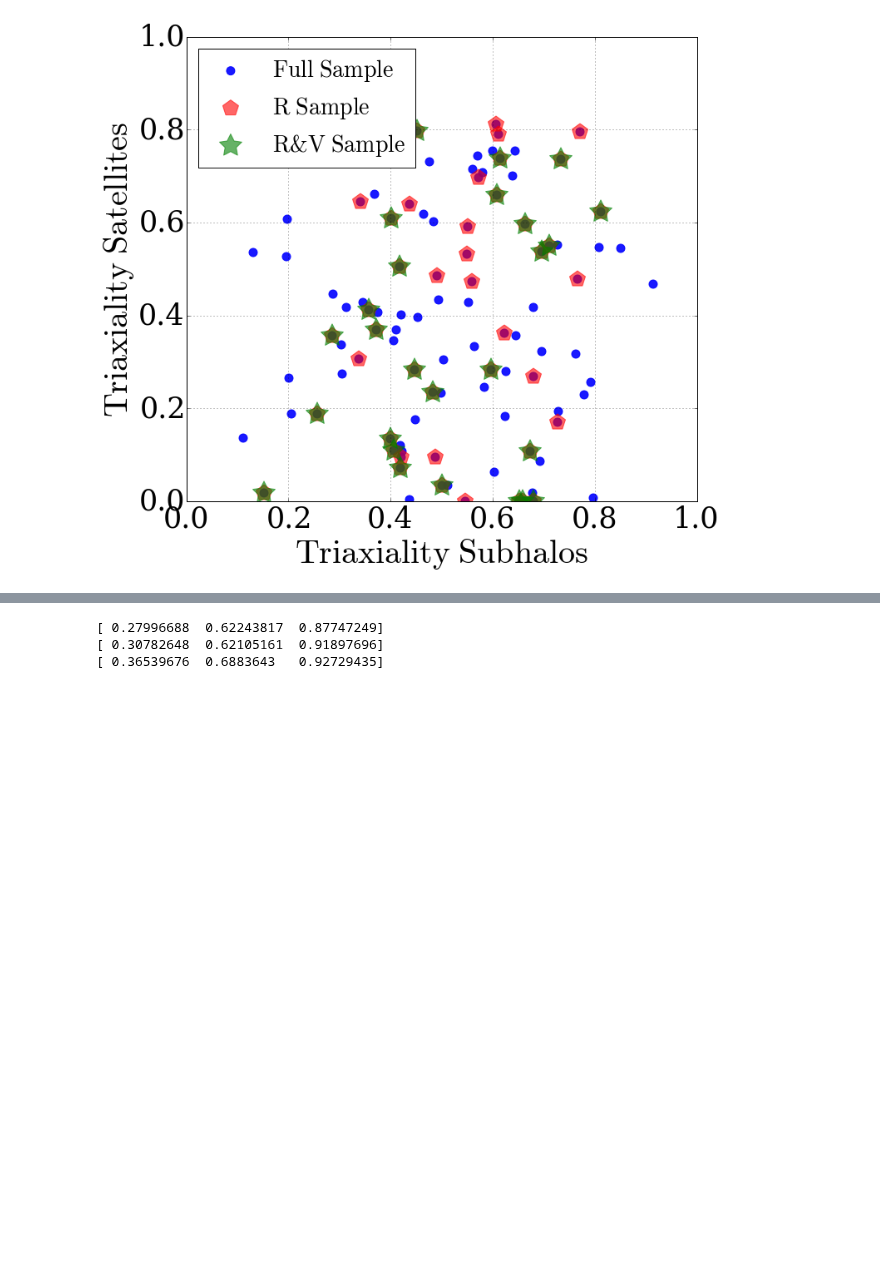
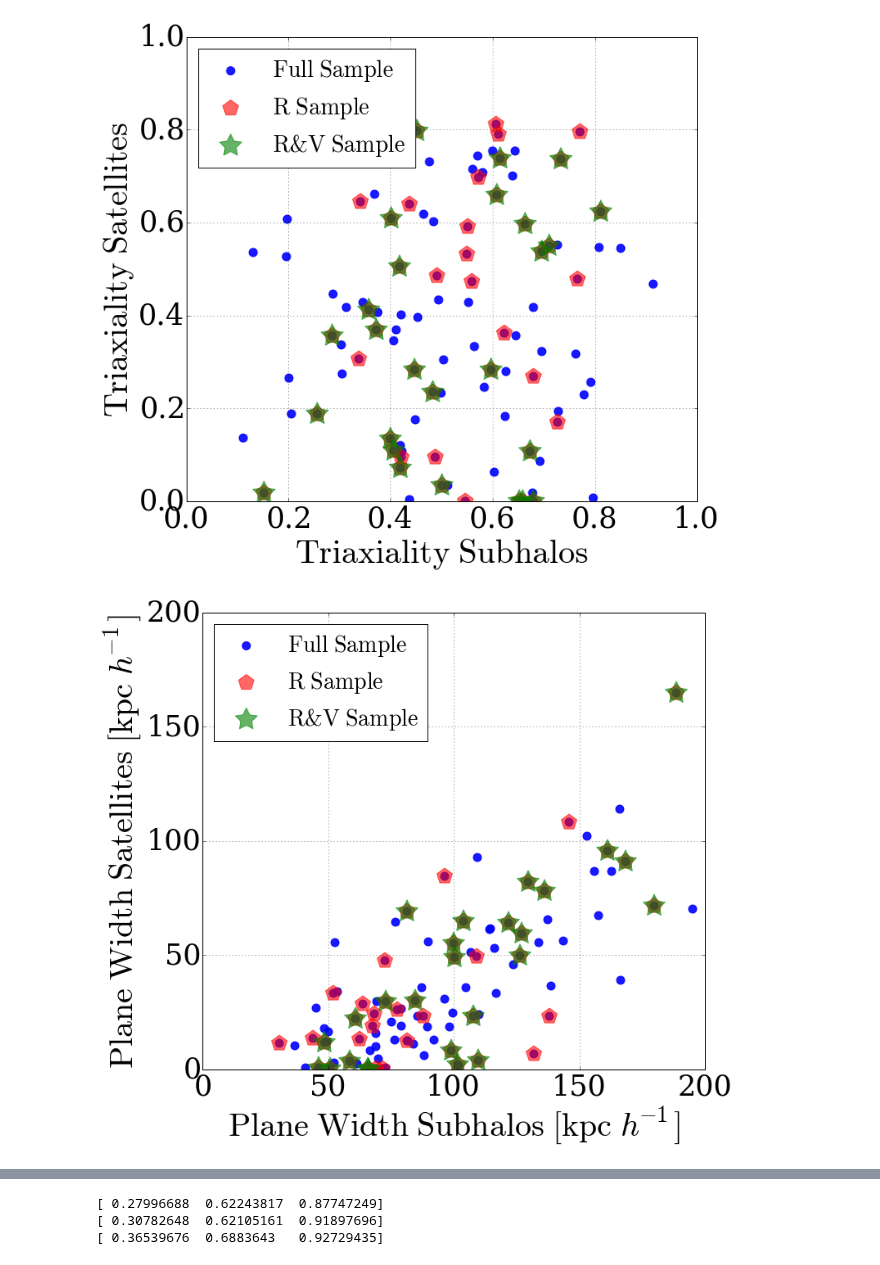
Before and after one commit to astroandes/SatelliteShapeLG, a Jupyter notebook: code/explore.ipynb, the cells around one changed output, grey strips where cells are left out. Saved outputs shown, nothing was run; the diff lists cells and outputs as text; code cells hidden in the pictures; blank space fills up the shorter version.

Commit message:
notebook with best plane estimation

```diff
--- a/code/explore.ipynb
+++ b/code/explore.ipynb
@@ -116,6 +155,11 @@ dot_product_r_bright_A = np.zeros(n_pairs)
 dot_product_r_bright_B = np.zeros(n_pairs)
 dot_product_r_dark_A = np.zeros(n_pairs)
 dot_product_r_dark_B = np.zeros(n_pairs)
+plane_width_bright_A = np.zeros(n_pairs)
+plane_width_dark_A = np.zeros(n_pairs)
+plane_width_bright_B = np.zeros(n_pairs)
+plane_width_dark_B = np.zeros(n_pairs)
+
 for i in range(n_pairs):
     filename = "../data/dm_selected/Illustris_group_{}.dat".format(i)
     data = load_snapshot(filename)
@@ -142,11 +186,16 @@ for i in range(n_pairs):
                     + (main_h_data['vy'][0] - main_h_data['vy'][1])**2 \
                     + (main_h_data['vz'][0] - main_h_data['vz'][1])**2)
 
+    #best planes
+    plane_width_bright_A[i], _, _ =get_best_plane(data, main_h_data[0], bright=True)
+    plane_width_dark_A[i], _, _ =get_best_plane(data, main_h_data[0], bright=False)
+    plane_width_bright_B[i], _, _ =get_best_plane(data, main_h_data[1], bright=True)
+    plane_width_dark_B[i], _, _ =get_best_plane(data, main_h_data[1], bright=False)
 
-
-
+    # alignments with the vector joining the two halos
     ii = satellite_data_A['bmag'] < 0.0
     n_bright_A[i] = len(satellite_data_A[ii])
+    n_dark_A[i] = len(satellite_data_A)
     _,dot_product_r_bright_A[i],triax_bright_A[i],axratio_bright_A[i] = \
         inertiaTensor(satellite_data_A[ii], main_h_data[0], unit_vector=r_AB[i])
     _,dot_product_r_dark_A[i],triax_dark_A[i],axratio_dark_A[i] = \
@@ -154,6 +203,7 @@ for i in range(n_pairs):
 
     ii = satellite_data_B['bmag'] < 0.0
     n_bright_B[i] = len(satellite_data_B[ii])
+    n_dark_B[i] = len(satellite_data_B)
     _,dot_product_r_bright_B[i],triax_bright_B[i],axratio_bright_B[i] = \
         inertiaTensor(satellite_data_B[ii], main_h_data[1], unit_vector=r_AB[i])
 
@@ -393,3 +443,34 @@ plt.legend(loc=2, prop={'size':28}, scatterpoints=1)
 plt.savefig('../paper/triax_dark_bright.pdf', bbox_inches='tight')
 # %% [output]
 [figure]
+# %%
+pfig = plt.figure(1, figsize=(11,10))
+ax = plt.axes()
+set_ticklabels(ax, size=35)
+
+plt.scatter(plane_width_dark_A[ifull], plane_width_bright_A[ifull],label='$\mathrm{Full\ Sample}$',s=100,alpha=0.9,color='b')
+plt.scatter(plane_width_dark_B[ifull], plane_width_bright_B[ifull],s=100,alpha=0.9,color='b')
+
+
+plt.scatter(plane_width_dark_A[irsample], plane_width_bright_A[irsample], label='$\mathrm{R\ Sample}$',
+            s=400,alpha=0.6,color='r', marker=(5,0))
+plt.scatter(plane_width_dark_B[irsample], plane_width_bright_B[irsample],
+            s=400,alpha=0.6,color='r', marker=(5,0))
+
+plt.scatter(plane_width_dark_A[irvsample], plane_width_bright_A[irvsample], label='$\mathrm{R&V\ Sample}$',
+            s=800,alpha=0.6,color='green', marker=(5,1))
+plt.scatter(plane_width_dark_B[irvsample], plane_width_bright_B[irvsample],
+            s=800,alpha=0.6,color='green', marker=(5,1))
+
+ax.set_xlim([0,200])
+ax.set_ylim([0,200])
+ax.grid(True)
+#plt.yscale('log')
+#plt.xscale('log')
+
+plt.xlabel(r'${{\rm{Plane\ Width\ Subhalos}}\ [{\rm{kpc}}\ h^{-1}]}$', size=40)
+plt.ylabel(r'${{\rm{Plane\ Width\ Satellites}}\ [{\rm{kpc}}\ h^{-1}]}$', size=40)
+plt.legend(loc=2, prop={'size':28}, scatterpoints=1)
+plt.savefig('../paper/plane_width.pdf', bbox_inches='tight')
+# %% [output]
+[figure, added]
```
Also changed, not shown: parts of 3 cells of this notebook.
